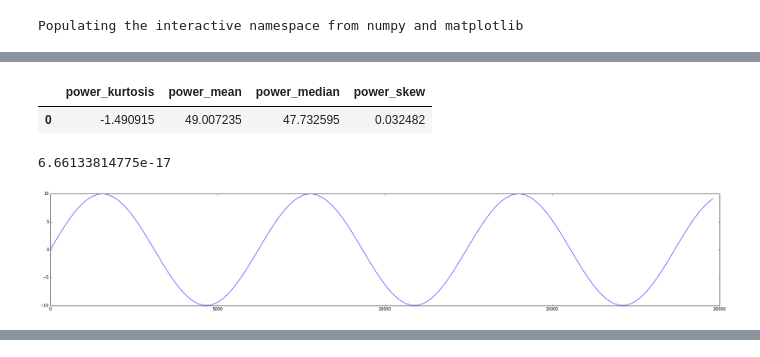
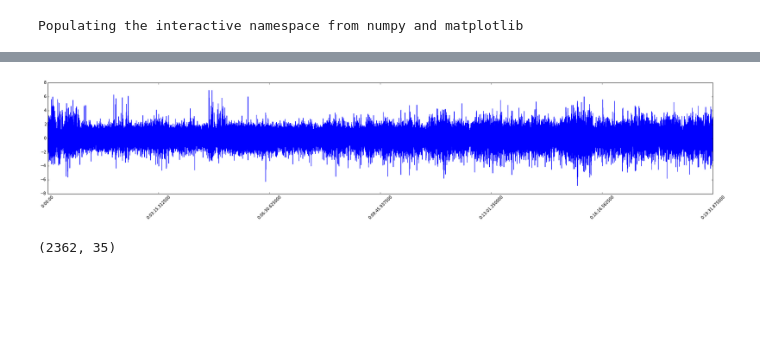
Before and after one commit to gilestrolab/pyrem, a Jupyter notebook: prototype/features.ipynb, the cells around one changed output, grey strips where cells are left out. Drawn from its saved outputs; the diff is of its cells as text; code cells hidden in the pictures; blank space fills up the shorter version.

Commit message:
some progress on wavelet decomposition. todo: use Hamming window in embed

```diff
--- a/prototype/features.ipynb
+++ b/prototype/features.ipynb
@@ -9,4 +10,8 @@ import pylab as pl
 # %%
-#seq = np.genfromtxt("/home/quentin/Desktop/rem_chunking/test_eeg_no_header.txt")[200000:300000]
-seq = np.sin(np.linspace(0, 20, 100)) * 10
+seq = np.genfromtxt("/home/quentin/Desktop/rem_chunking/test_eeg_no_header.txt")
+to_remove =10 * int(seq.size / 100.0)
+seq = seq[to_remove: -to_remove]
+# seq = np.sin(np.linspace(0, 200, 100000)) *10
+# seq = seq + np.sin(np.linspace(0, 20, 100000)) * 2
+# seq = seq + np.random.normal(0,10,100000)
 sig = pr.Signal(seq, 200.0)
@@ -17,11 +18,5 @@ sig
-# %%
-pr.features.PowerFeatures(sig)
-# %% [output]
-|  | power_kurtosis | power_mean | power_median | power_skew |
-| 0 | -1.490915 | 49.007235 | 47.732595 | 0.032482 |
-# %%
-sig._normalise
-sig
-# %% [output]
-6.66133814775e-17
-[figure, removed]
+# %%
+sig = sig.resample(256)
+print sig.duration
+sig[0:300000]
+# %% [output]
@@ -27,0 +24,8 @@ sig
+[figure, added]
+# %%
+ff = pr.features.FeatureFactory()
+dfs = [ff(t,s) for t, s in sig.embed_seq(sig.sampling_freq * 60, sig.sampling_freq * 20 )]
+features = pd.concat(dfs)
+features.shape
+# %% [output]
+(2362, 35)
```
Also changed, not shown: parts of 9 cells of this notebook, 8 other files.
